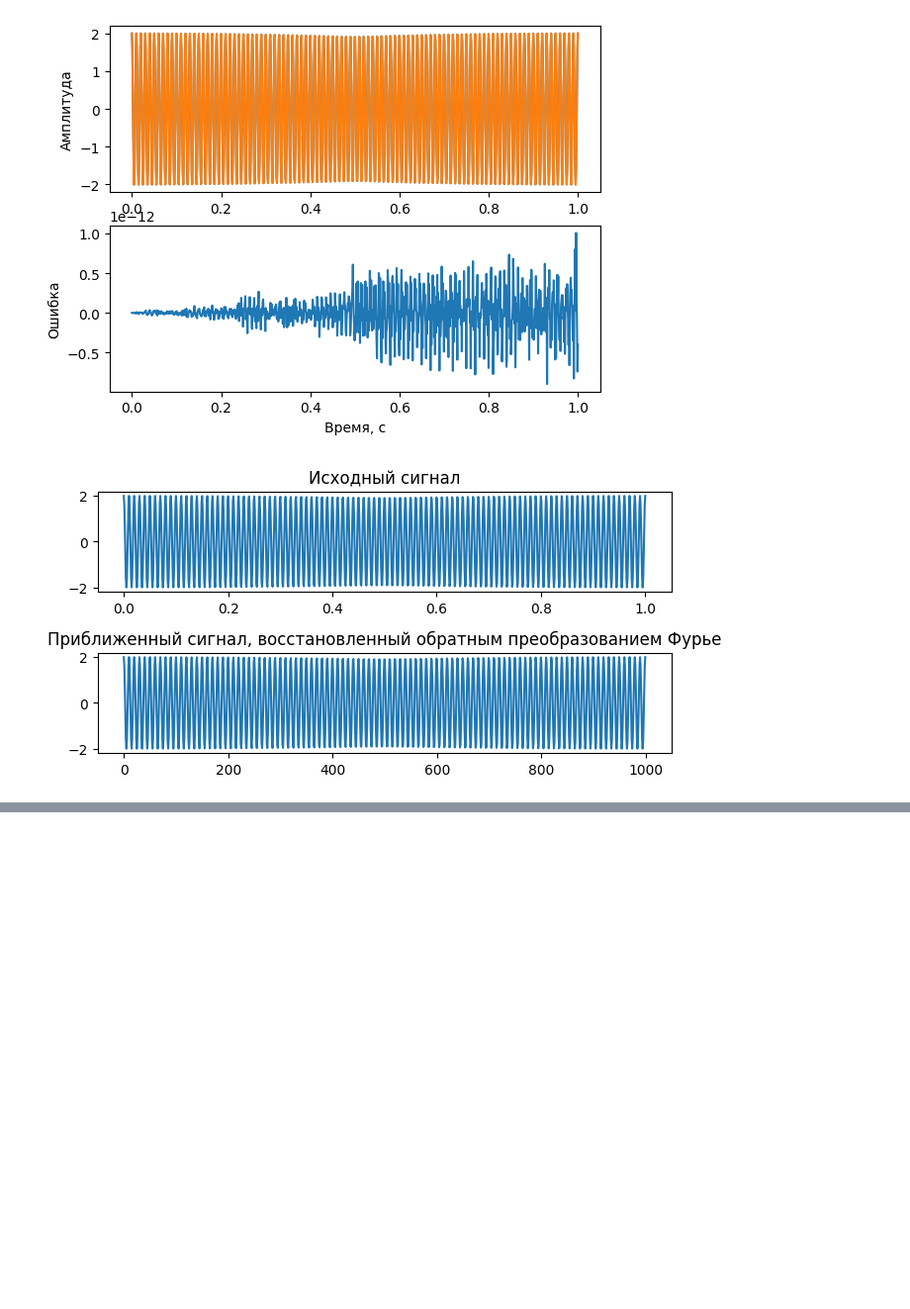
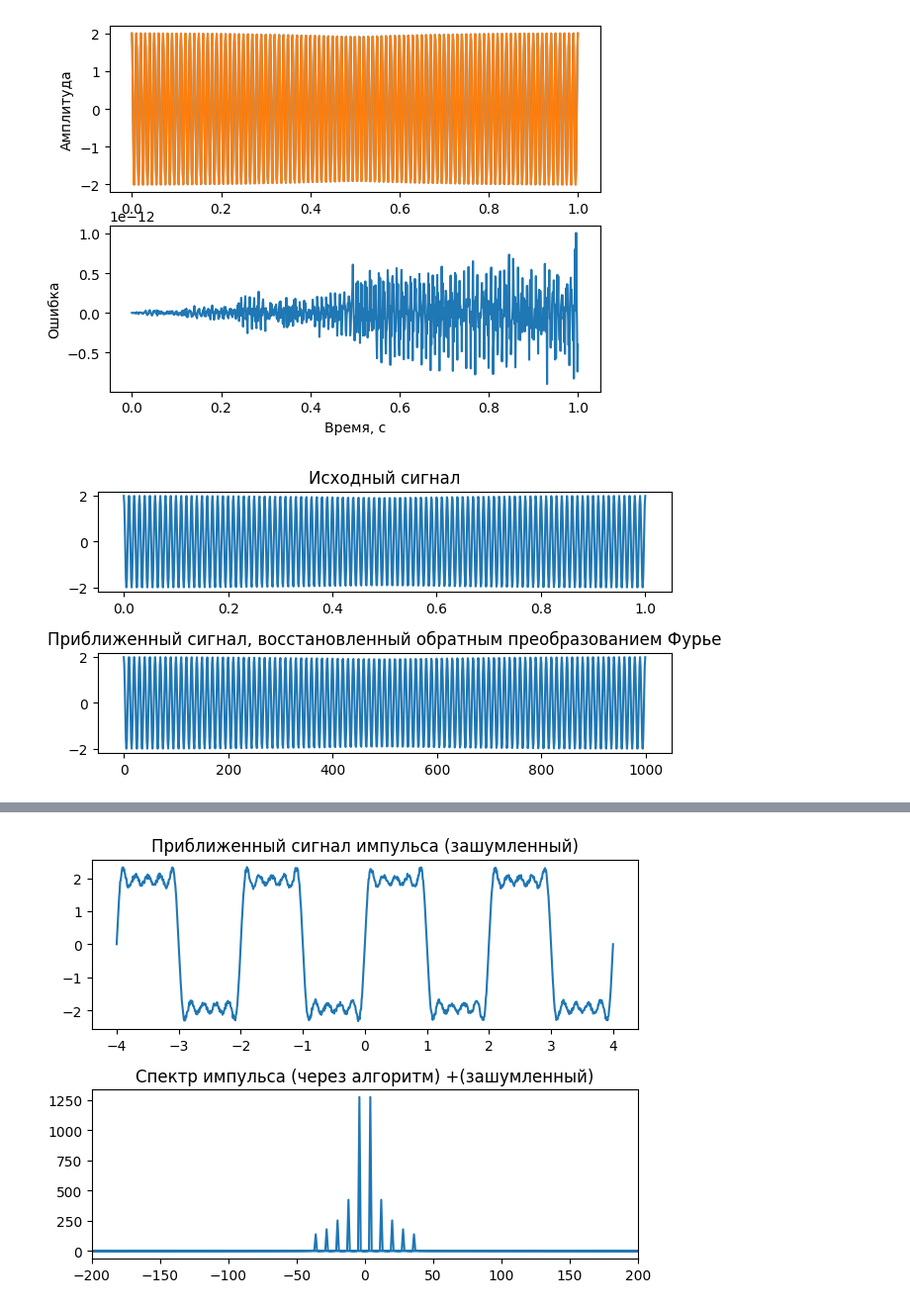
Before and after one commit to AntonAdonin/DigitalSignalProcessing, a Jupyter notebook: lab1/lab1.ipynb, the cells around one changed output, grey strips where cells are left out. Shown at 99% size. Cells and saved outputs as stored; diff of their text form; code cells hidden in the pictures; blank space fills up the shorter version.

Commit message:
add noise

```diff
--- a/lab1/lab1.ipynb
+++ b/lab1/lab1.ipynb
@@ -165 +166,19 @@ plt.show()
 [figure]
+# %%
+percent = 7
+random_noise_percents = (1 - percent / 100) + np.random.sample(len(impulse_vals_approx)) * percent / 100
+
+impulse_vals_approx_noised = impulse_vals_approx * random_noise_percents
+plt.subplot(2, 1, 1)
+plt.plot(impulse_x_vals, impulse_vals_approx_noised)
+plt.title('Приближенный сигнал импульса (зашумленный)')
+
+
+plt.subplot(2, 1, 2)
+plt.plot(impulse_freq ,np.abs(impulse_fft_approx))
+plt.title('Спектр импульса (через алгоритм) +(зашумленный)')
+plt.xlim(-200,200)
+plt.tight_layout()
+plt.show()
+# %% [output]
+[figure, added]
```
Also changed, not shown: parts of 2 cells of this notebook.
